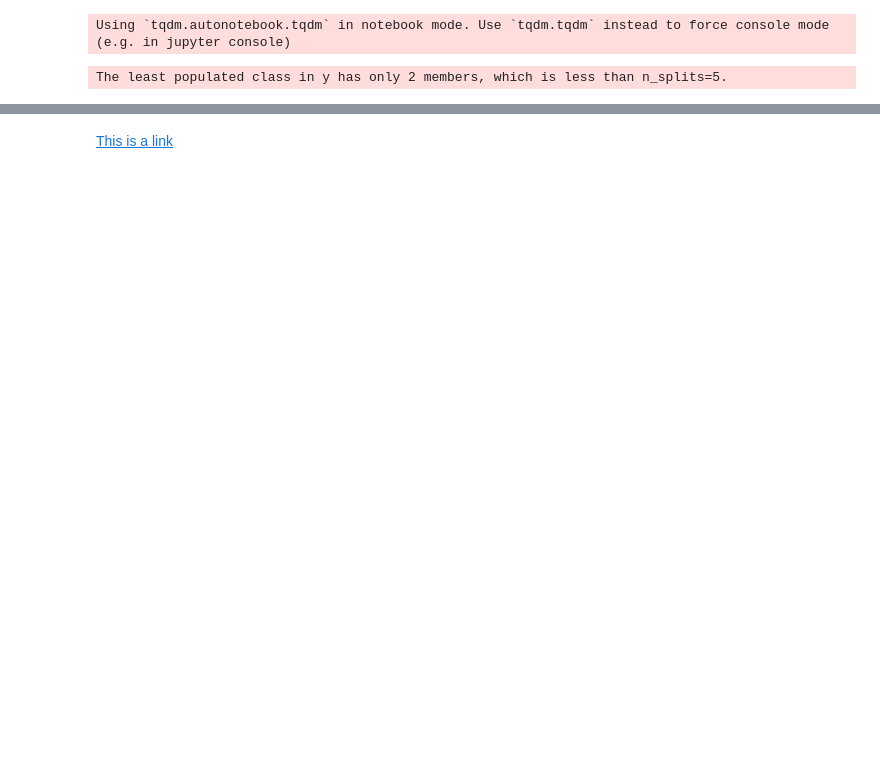
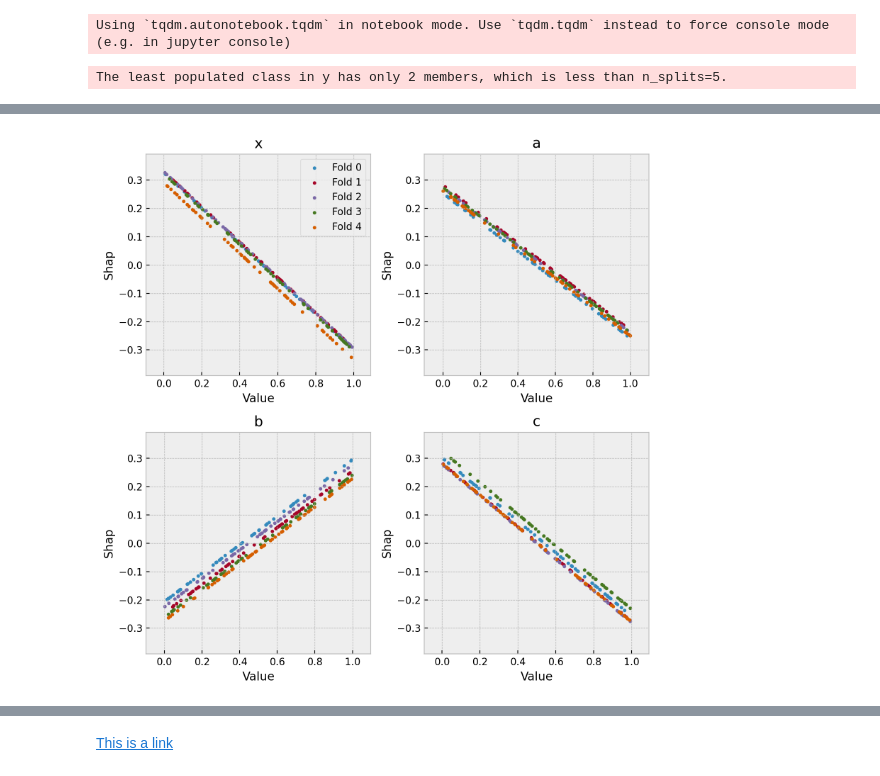
Before and after one commit to CaderIdris/calidhayte, a Jupyter notebook: notebooks/shaptest.ipynb, the cells around one changed output, grey strips where cells are left out. Saved outputs shown, nothing was run; the diff lists cells and outputs as text; code cells hidden in the pictures; blank space fills up the shorter version.

Commit message:
Added RandomSearchCV capabilities to calibrate and tested shap
Added: RandomSearchCV option to all non cross-validated regression
methods
Added: Jupyter notebook testing shap values

```diff
--- a/notebooks/shaptest.ipynb
+++ b/notebooks/shaptest.ipynb
@@ -209,0 +41,90 @@ class ShapPlots:
+# %%
+def get_shap(x, y, pipeline):
+    shaps = pd.DataFrame()
+    for fold in pipeline.keys():
+        fold_index = y[y.loc[:, 'Fold'] == fold].index
+        x_data = x.loc[fold_index, :]
+        explainer = shap.KernelExplainer(
+            model=pipeline[fold][-1].predict,
+            data=x_data,
+            link='identity'
+        )
+        shaps = pd.concat(
+            [
+                shaps,
+                pd.DataFrame(
+                    explainer.shap_values(x_data),
+                    index=x_data.index,
+                    columns=x_data.columns
+                )
+            ]
+        )
+    shaps.loc[y.index, 'Fold'] = y.loc[:, 'Fold']
+    shaps = shaps.sort_index()
+
+    shaps_min = shaps.drop(['Fold'], axis=1).min(axis=None)
+    shaps_max = shaps.drop(['Fold'], axis=1).max(axis=None)
+    shaps_range = shaps_max - shaps_min
+    shaps_lims = (
+        shaps_min - (shaps_range * 0.1),
+        shaps_max + (shaps_range * 0.1)
+    )
+
+    num_of_cols = shaps.drop(['Fold'], axis=1).shape[1]
+
+    shape_of_scatters = (
+        int(np.ceil(num_of_cols / 2)),
+        (min(2, int(num_of_cols)))
+    )
+
+    fig, ax = plt.subplots(
+        *shape_of_scatters,
+        figsize=(
+           4 * shape_of_scatters[0],
+           4 * shape_of_scatters[1]
+        ),
+        dpi=200
+    )
+
+    for col_ind, col in enumerate(shaps.drop(['Fold'], axis=1).columns):
+        scatter_data = pd.concat(
+            [
+                x.loc[:, col].rename('Value'),
+                shaps.loc[:, col].rename('Shap'),
+                shaps.loc[:, 'Fold'].rename('Fold')
+            ],
+            axis=1
+        )
+        x_min = scatter_data.loc[:, 'Value'].min()
+        x_max = scatter_data.loc[:, 'Value'].max()
+        x_range = x_max - x_min
+        x_lims = (x_min - (x_range * 0.1), x_max + (x_range * 0.1))
+
+        row_num = int(np.floor(col_ind / 2))
+        col_num = col_ind % 2
+        for fold in shaps.loc[:, 'Fold'].unique():
+            scat_fold = scatter_data[scatter_data.loc[:, 'Fold'] == fold]
+            ax[row_num, col_num].scatter(
+                scat_fold['Value'],
+                scat_fold['Shap'],
+                c=f'C{int(fold)}',
+                label=f'Fold {int(fold)}',
+                marker='.'
+            )
+        ax[row_num, col_num].set_title(col)
+        ax[row_num, col_num].set_xlabel('Value')
+        ax[row_num, col_num].set_xlim(x_lims)
+        ax[row_num, col_num].set_ylabel('Shap')
+        ax[row_num, col_num].set_ylim(shaps_lims)
+
+    ax[0, 0].legend(loc='best')
+    plt.tight_layout()
+    plt.show()
+
+    return shaps
+
+
+for key in models.keys():
+    shapley = get_shap(x_df, y_df, models[key]['None']['x + a + b + c'])
+# %% [output]
+[figure, added]
```
Also changed, not shown: parts of 6 cells of this notebook, 13 other files.
